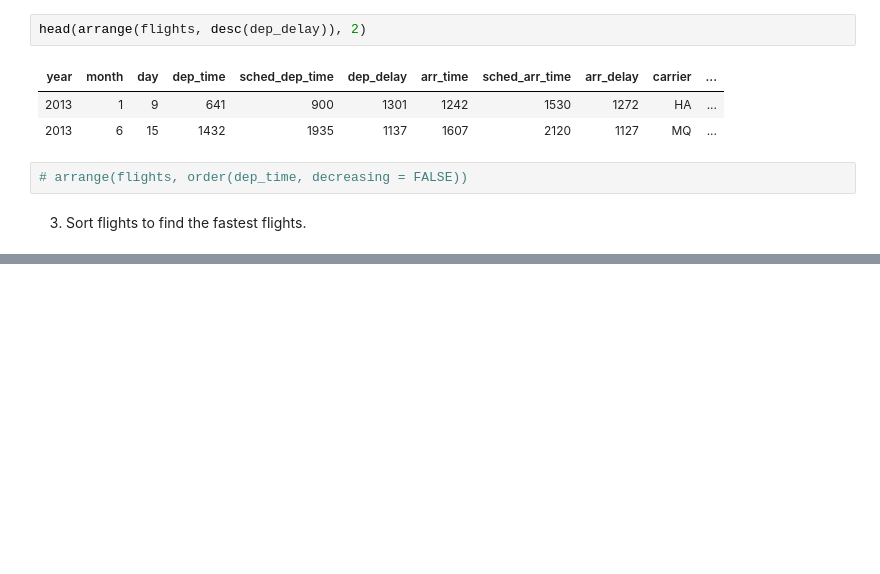
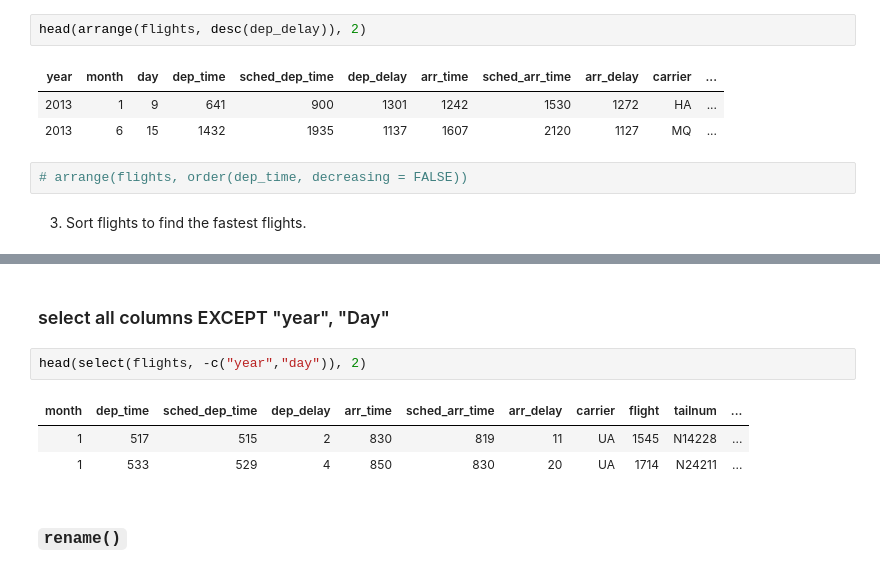
Before and after one commit to NathanZorndorf/nathanzorndorf.github.io, a Jupyter notebook: _jupyter/chapter-3-data-transformation-with-dplyr.ipynb, the cells around one changed output, grey strips where cells are left out. Drawn from its saved outputs; the diff is of its cells as text; blank space fills up the shorter version.

```diff
--- a/_jupyter/chapter-3-data-transformation-with-dplyr.ipynb
+++ b/_jupyter/chapter-3-data-transformation-with-dplyr.ipynb
@@ -126,0 +148,10 @@ head(arrange(flights, desc(dep_delay)), 2)
+# %% [markdown]
+### select all columns EXCEPT "year", "Day"
+# %%
+head(select(flights, -c("year","day")), 2)
+# %% [output]
+| month | dep_time | sched_dep_time | dep_delay | arr_time | sched_arr_time | arr_delay | carrier | flight | tailnum | ... |
+| 1 | 517 | 515 | 2 | 830 | 819 | 11 | UA | 1545 | N14228 | ... |
+| 1 | 533 | 529 | 4 | 850 | 830 | 20 | UA | 1714 | N24211 | ... |
+# %% [markdown]
+### `rename()`
```
Also changed, not shown: parts of 26 cells of this notebook.
